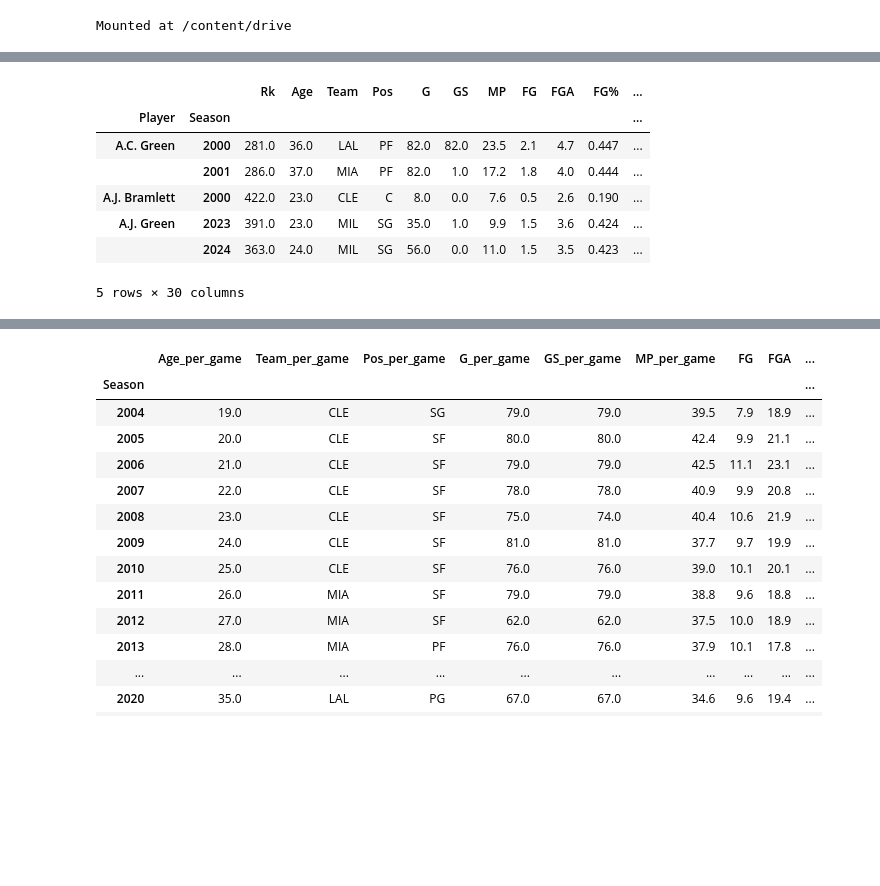
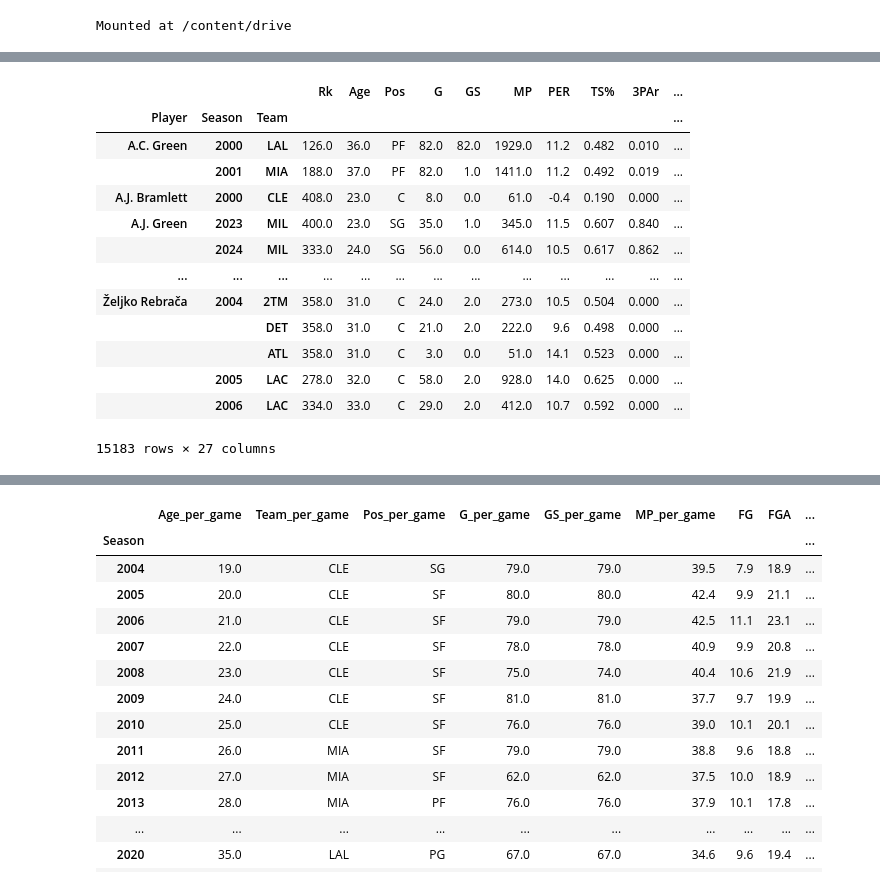
Before and after one commit to kevinfabrega/NBA-Summer-Project, a Jupyter notebook: NBA_PROJECT_copy_Mr.Planck.ipynb, the cells around one changed output, grey strips where cells are left out. Cells and saved outputs as stored; diff of their text form; code cells hidden in the pictures; blank space fills up the shorter version.

```diff
--- a/NBA_PROJECT_copy_Mr.Planck.ipynb
+++ b/NBA_PROJECT_copy_Mr.Planck.ipynb
@@ -52,14 +54,25 @@ all_data.to_pickle('/INPUT_DATA/2000_to_2025_advanced.pkl')
 # %%
-df= pd.read_pickle('/INPUT_DATA/2000_to_2025_perGame.pkl')
+df= pd.read_pickle('/content/drive/MyDrive/NBA_SUMMER_PROJECT/2000_to_2025_perGame.pkl')
 df.head()
+df_adv=pd.read_pickle('/content/drive/MyDrive/NBA_SUMMER_PROJECT/2000_to_2025_advanced.pkl')
-# %% [output]
-|  |  | Rk | Age | Team | Pos | G | GS | MP | FG | FGA | FG% | ... |
-| Player | Season |  |  |  |  |  |  |  |  |  |  | ... |
-| A.C. Green | 2000 | 281.0 | 36.0 | LAL | PF | 82.0 | 82.0 | 23.5 | 2.1 | 4.7 | 0.447 | ... |
-|  | 2001 | 286.0 | 37.0 | MIA | PF | 82.0 | 1.0 | 17.2 | 1.8 | 4.0 | 0.444 | ... |
-| A.J. Bramlett | 2000 | 422.0 | 23.0 | CLE | C | 8.0 | 0.0 | 7.6 | 0.5 | 2.6 | 0.190 | ... |
-| A.J. Green | 2023 | 391.0 | 23.0 | MIL | SG | 35.0 | 1.0 | 9.9 | 1.5 | 3.6 | 0.424 | ... |
-|  | 2024 | 363.0 | 24.0 | MIL | SG | 56.0 | 0.0 | 11.0 | 1.5 | 3.5 | 0.423 | ... |
-5 rows × 30 columns
+# %%
+df_adv.reset_index(['Player','Season'], inplace=True)
+df_adv.set_index(['Player','Season','Team'], inplace=True)
+df_adv
+# %% [output]
+|  |  |  | Rk | Age | Pos | G | GS | MP | PER | TS% | 3PAr | ... |
+| Player | Season | Team |  |  |  |  |  |  |  |  |  | ... |
+| A.C. Green | 2000 | LAL | 126.0 | 36.0 | PF | 82.0 | 82.0 | 1929.0 | 11.2 | 0.482 | 0.010 | ... |
+|  | 2001 | MIA | 188.0 | 37.0 | PF | 82.0 | 1.0 | 1411.0 | 11.2 | 0.492 | 0.019 | ... |
+| A.J. Bramlett | 2000 | CLE | 408.0 | 23.0 | C | 8.0 | 0.0 | 61.0 | -0.4 | 0.190 | 0.000 | ... |
+| A.J. Green | 2023 | MIL | 400.0 | 23.0 | SG | 35.0 | 1.0 | 345.0 | 11.5 | 0.607 | 0.840 | ... |
+|  | 2024 | MIL | 333.0 | 24.0 | SG | 56.0 | 0.0 | 614.0 | 10.5 | 0.617 | 0.862 | ... |
+| ... | ... | ... | ... | ... | ... | ... | ... | ... | ... | ... | ... | ... |
+| Željko Rebrača | 2004 | 2TM | 358.0 | 31.0 | C | 24.0 | 2.0 | 273.0 | 10.5 | 0.504 | 0.000 | ... |
+|  |  | DET | 358.0 | 31.0 | C | 21.0 | 2.0 | 222.0 | 9.6 | 0.498 | 0.000 | ... |
+|  |  | ATL | 358.0 | 31.0 | C | 3.0 | 0.0 | 51.0 | 14.1 | 0.523 | 0.000 | ... |
+|  | 2005 | LAC | 278.0 | 32.0 | C | 58.0 | 2.0 | 928.0 | 14.0 | 0.625 | 0.000 | ... |
+|  | 2006 | LAC | 334.0 | 33.0 | C | 29.0 | 2.0 | 412.0 | 10.7 | 0.592 | 0.000 | ... |
+15183 rows × 27 columns
 # %%
 merged_df = df.join(df_adv, how='inner', lsuffix='_per_game', rsuffix='_advanced')
```
Also changed, not shown: parts of 4 cells of this notebook.
